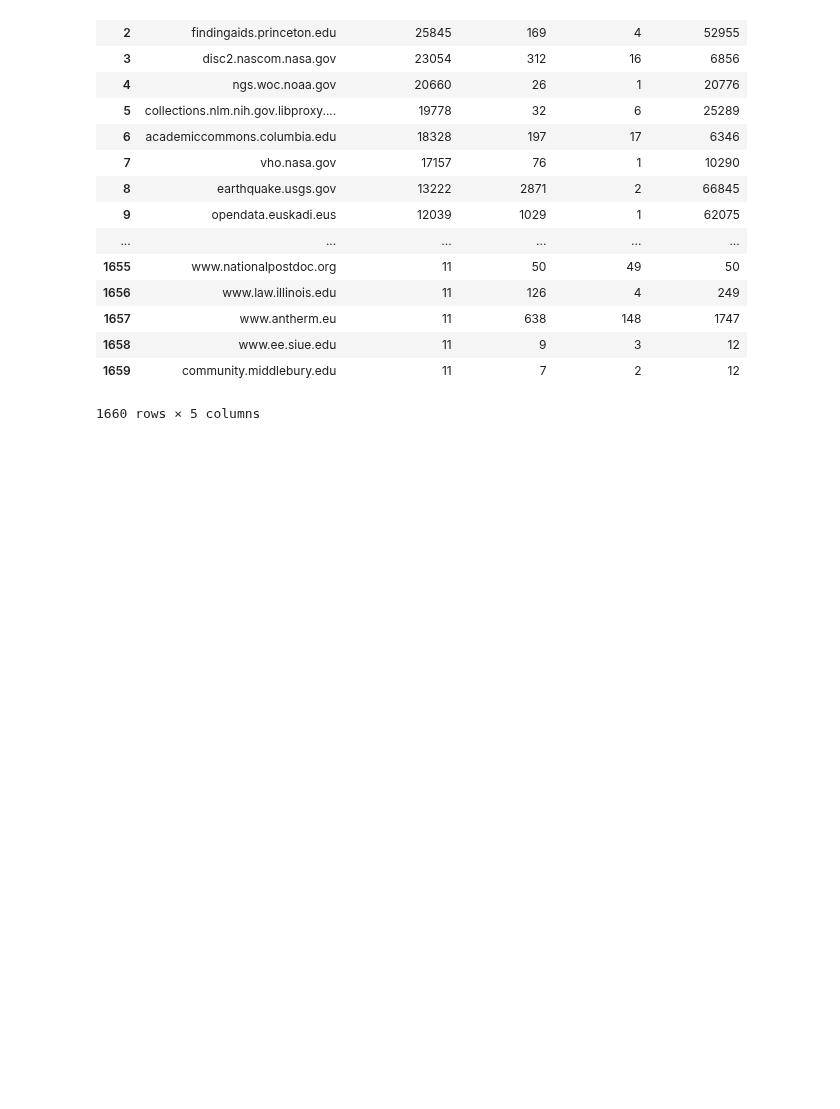
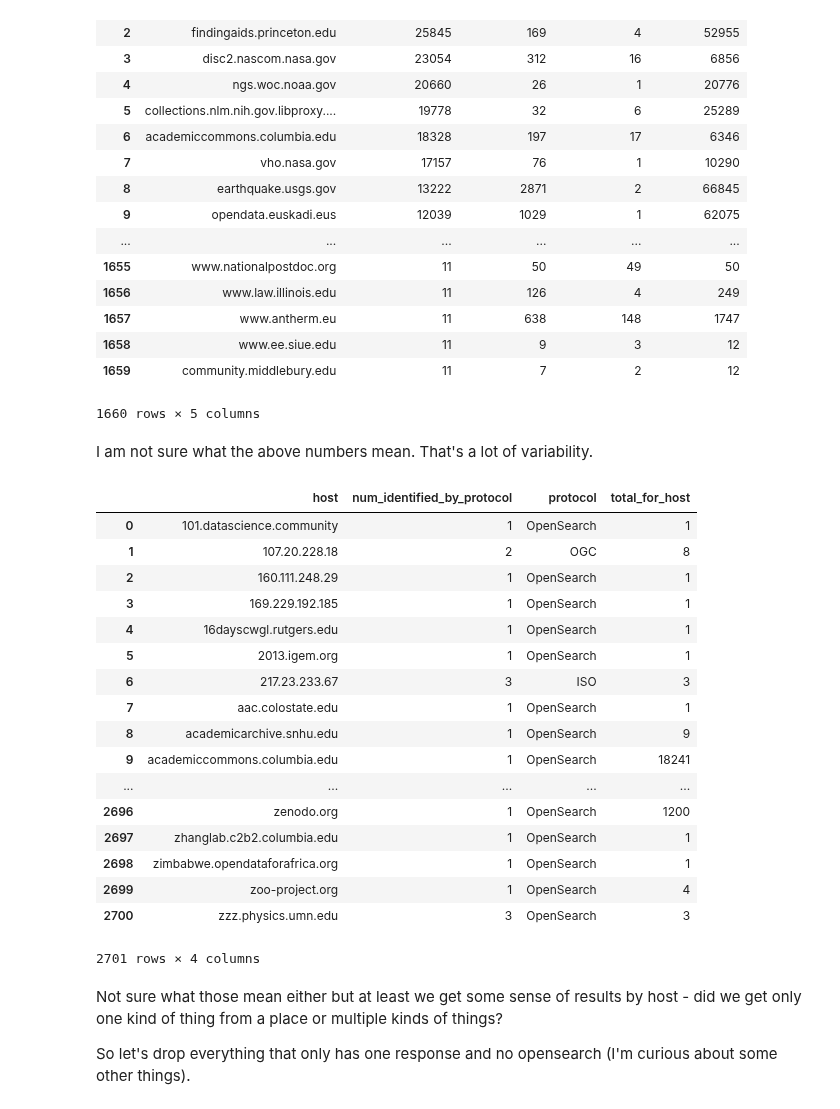
Before and after one commit to b-cube/Response-Identification-Info, a Jupyter notebook: notebooks/Analysis - Metadata Metrics.ipynb, the cells around one changed output. Saved outputs shown, nothing was run; the diff lists cells and outputs as text; code cells hidden in the pictures; blank space fills up the shorter version.

Commit message:
some additional bits about responses per host
and init open search ipy.

```diff
--- a/notebooks/Analysis - Metadata Metrics.ipynb
+++ b/notebooks/Analysis - Metadata Metrics.ipynb
@@ -126,3 +126,52 @@ df
 | 1658 | www.ee.siue.edu | 11 | 9 | 3 | 12 |
 | 1659 | community.middlebury.edu | 11 | 7 | 2 | 12 |
 1660 rows × 5 columns
+# %% [markdown]
+I am not sure what the above numbers mean. That's a lot of variability.
+# %%
+sql = """with i
+as (
+    select d.response_id, jsonb_array_elements(d.identity::jsonb) ident
+    from identities d
+    where d.identity is not null
+), h as (
+    select r.host, count(r.host) as total_for_host
+    from responses r
+    where r.host is not null and r.host != ''
+    group by r.host
+)
+select r.host,
+    count(i.ident->'protocol') as num_identified_by_protocol,
+    i.ident->'protocol' as protocol,
+    min(h.total_for_host) as total_for_host
+from responses r join i on i.response_id = r.id
+    join h on h.host = r.host
+group by r.host, protocol
+order by r.host asc, protocol desc;"""
+
+df = pd.read_sql(sql, engine)
+# %%
+df
+# %% [output]
+|  | host | num_identified_by_protocol | protocol | total_for_host |
+| 0 | 101.datascience.community | 1 | OpenSearch | 1 |
+| 1 | 107.20.228.18 | 2 | OGC | 8 |
+| 2 | 160.111.248.29 | 1 | OpenSearch | 1 |
+| 3 | 169.229.192.185 | 1 | OpenSearch | 1 |
+| 4 | 16dayscwgl.rutgers.edu | 1 | OpenSearch | 1 |
+| 5 | 2013.igem.org | 1 | OpenSearch | 1 |
+| 6 | 217.23.233.67 | 3 | ISO | 3 |
+| 7 | aac.colostate.edu | 1 | OpenSearch | 1 |
+| 8 | academicarchive.snhu.edu | 1 | OpenSearch | 9 |
+| 9 | academiccommons.columbia.edu | 1 | OpenSearch | 18241 |
+| ... | ... | ... | ... | ... |
+| 2696 | zenodo.org | 1 | OpenSearch | 1200 |
+| 2697 | zhanglab.c2b2.columbia.edu | 1 | OpenSearch | 1 |
+| 2698 | zimbabwe.opendataforafrica.org | 1 | OpenSearch | 1 |
+| 2699 | zoo-project.org | 1 | OpenSearch | 4 |
+| 2700 | zzz.physics.umn.edu | 3 | OpenSearch | 3 |
+2701 rows × 4 columns
+# %% [markdown]
+Not sure what those mean either but at least we get some sense of results by host - did we get only one kind of thing from a place or multiple kinds of things?
+
+So let's drop everything that only has one response and no opensearch (I'm curious about some other things).
```
Also changed, not shown: parts of 2 cells of this notebook, 5 other files.
